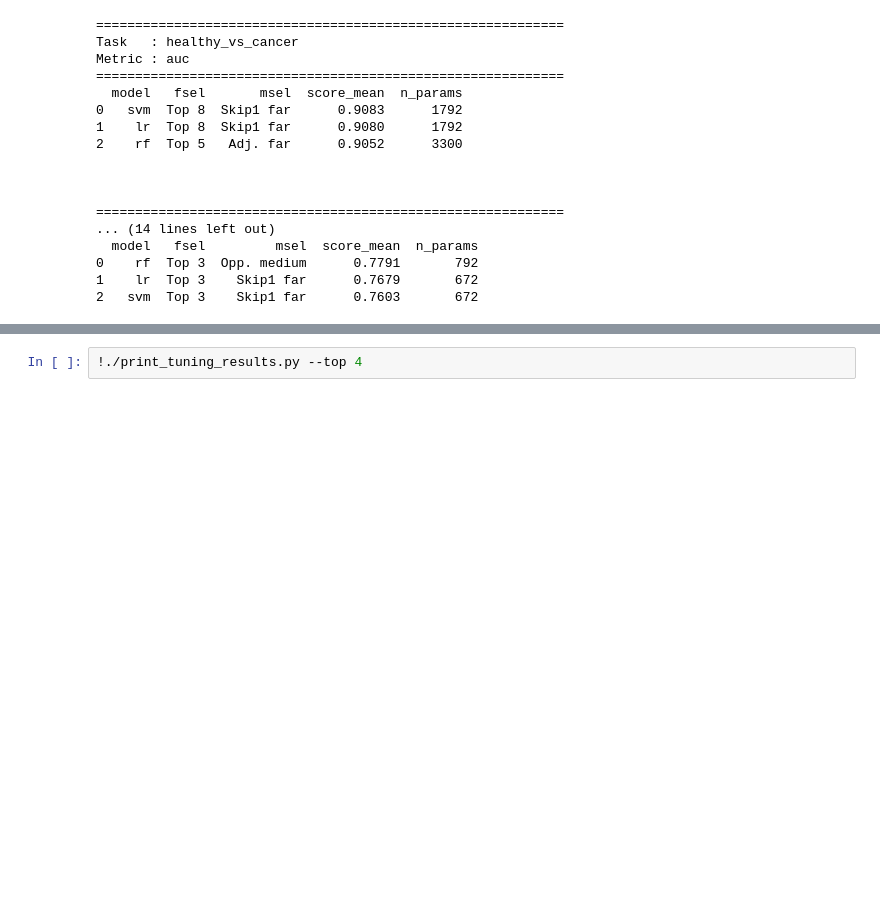
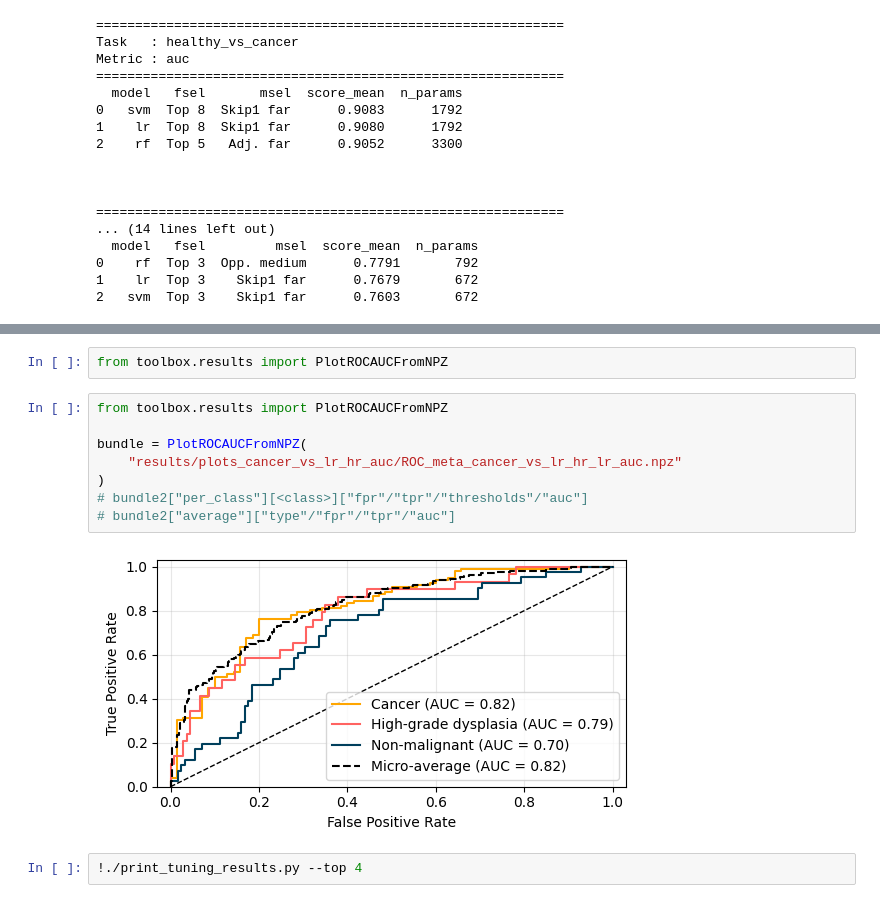
Before and after one commit to EITLabworks/IIVV-Evaluation, a Jupyter notebook: Figures-and-Tables.ipynb, the cells around one changed output, grey strips where cells are left out. Drawn from its saved outputs; the diff is of its cells as text; blank space fills up the shorter version.

Commit message:
Final results

```diff
--- a/Figures-and-Tables.ipynb
+++ b/Figures-and-Tables.ipynb
@@ -591,3 +467,15 @@ else:
+# %%
+from toolbox.results import PlotROCAUCFromNPZ
+# %%
+from toolbox.results import PlotROCAUCFromNPZ
+
+bundle = PlotROCAUCFromNPZ(
+    "results/plots_cancer_vs_lr_hr_auc/ROC_meta_cancer_vs_lr_hr_lr_auc.npz"
+)
+# bundle2["per_class"][<class>]["fpr"/"tpr"/"thresholds"/"auc"]
+# bundle2["average"]["type"/"fpr"/"tpr"/"auc"]
+# %% [output]
+[figure, added]
 # %%
 !./print_tuning_results.py --top 4
 # %% [output]
```
Also changed, not shown: parts of 6 cells of this notebook, 36 other files.
